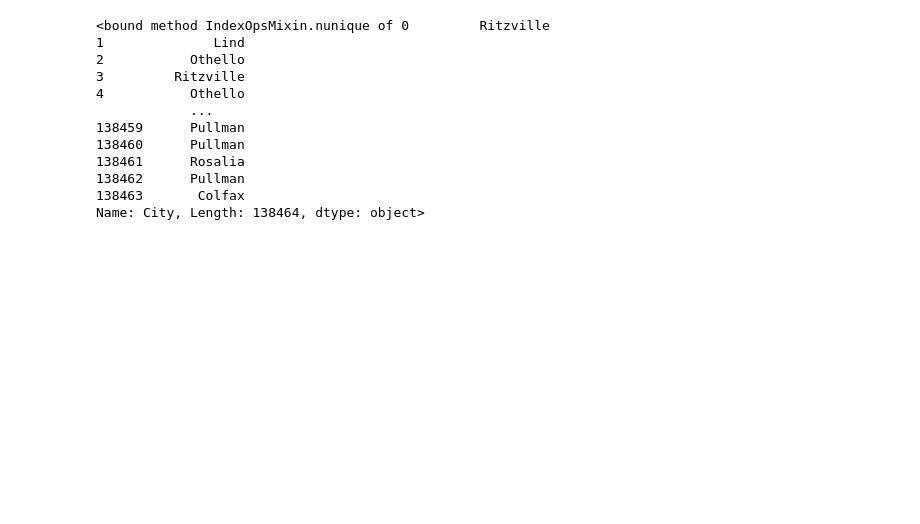
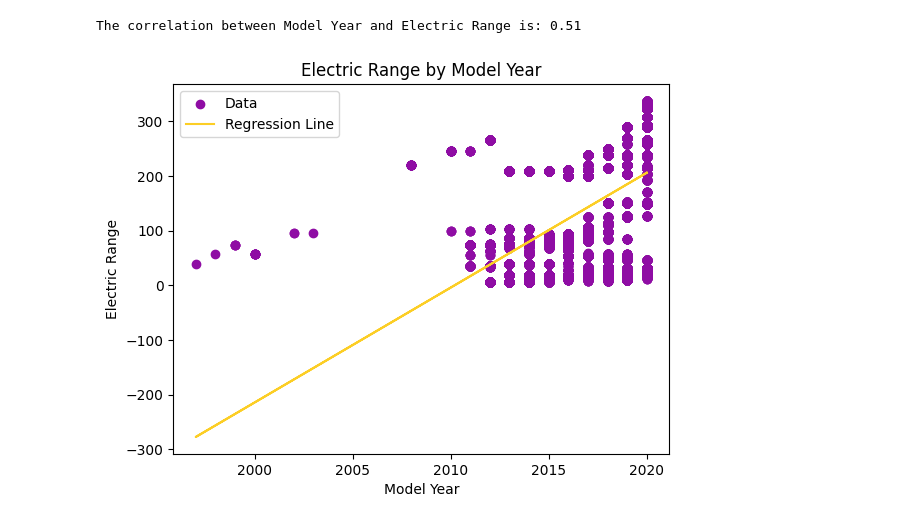
Before and after one commit to CJunger/First_Project, a Jupyter notebook: Washington.ipynb, the cells around one changed output. Cells and saved outputs as stored; diff of their text form; code cells hidden in the pictures; blank space fills up the shorter version.

```diff
--- a/Washington.ipynb
+++ b/Washington.ipynb
@@ -247,18 +152,44 @@ Correlation coefficient: -0.40443418196754005
-# %%
-urban_counties=
-rural_counties
-# %% [output]
-<bound method IndexOpsMixin.nunique of 0         Ritzville
-1              Lind
-2           Othello
-3         Ritzville
-4           Othello
-            ...
-138459      Pullman
-138460      Pullman
-138461      Rosalia
-138462      Pullman
-138463       Colfax
-Name: City, Length: 138464, dtype: object>
+# %%
+# Filter out rows with missing 'Electric Range' values and limit to 1997-2020 Model Years
+vehicle_census_filtered = vehicle_census.dropna(subset=['Electric Range'])
+vehicle_census_filtered['Model Year'] = pd.to_numeric(vehicle_census_filtered['Model Year'])
+vehicle_census_filtered = vehicle_census_filtered[(vehicle_census_filtered['Model Year'] >= 1997) & (vehicle_census_filtered['Model Year'] <= 2020)]
+
+# Check if 'Model Year' column has varying values
+if len(vehicle_census_filtered['Model Year'].unique()) == 1:
+    print("Error: 'Model Year' column has constant values. Cannot perform linear regression.")
+else:
+    # Calculate the correlation coefficient
+    correlation_coef, _ = st.pearsonr(vehicle_census_filtered['Model Year'], vehicle_census_filtered['Electric Range'])
+    print("The correlation between Model Year and Electric Range is: {:.2f}".format(correlation_coef))
+
+    # Perform linear regression
+    slope, intercept, rvalue, pvalue, _ = st.linregress(vehicle_census_filtered['Model Year'], vehicle_census_filtered['Electric Range'])
+
+    # Create the regression line data
+    regression_line = slope * vehicle_census_filtered['Model Year'] + intercept
+
+    # Set the color for the scatter plot and regression line
+    cmap = plt.get_cmap('plasma')  # Choose a colormap (e.g., 'coolwarm', 'viridis', 'plasma', etc.)
+
+    # Plot the scatter plot with regression line
+    plt.scatter(vehicle_census_filtered['Model Year'], vehicle_census_filtered['Electric Range'], color=cmap(0.3), label='Data')
+    plt.plot(vehicle_census_filtered['Model Year'], regression_line, color=cmap(0.9), label='Regression Line')
+
+    # Set the x-axis and y-axis labels
+    plt.xlabel('Model Year')
+    plt.ylabel('Electric Range')
+
+    # Set the title
+    plt.title('Electric Range by Model Year')
+
+    # Show the legend
+    plt.legend()
+
+    # Show the plot
+    plt.show()
+# %% [output]
+The correlation between Model Year and Electric Range is: 0.51
+[figure, added]
 # %%
 # Group the data by county and calculate the total number of cars in each county
```
Also changed, not shown: parts of 30 cells of this notebook.
